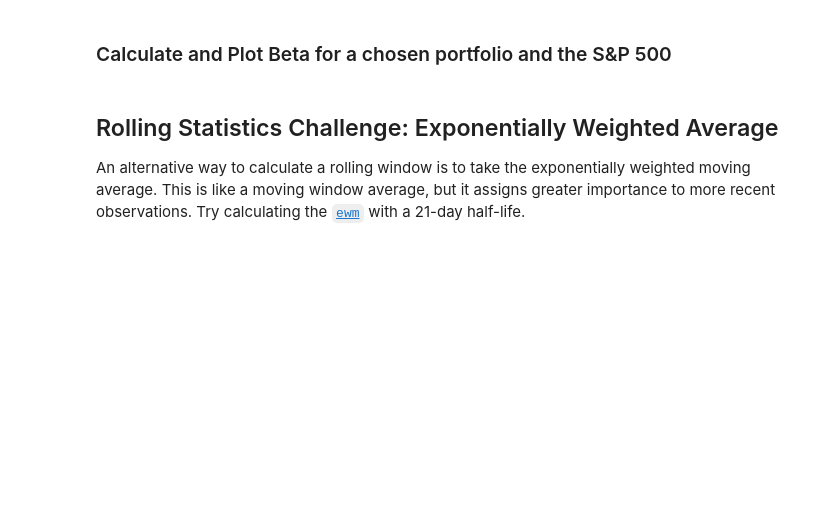
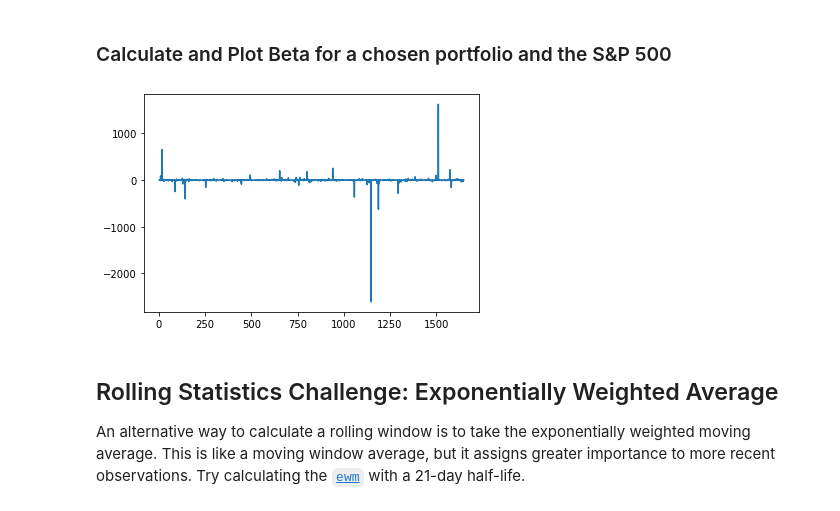
Before and after one commit to JLParsons/S-P_500_Index, a Jupyter notebook: whale_analysis.ipynb, the cells around one changed output. Cells and saved outputs as stored; diff of their text form; code cells hidden in the pictures; blank space fills up the shorter version.

```diff
--- a/whale_analysis.ipynb
+++ b/whale_analysis.ipynb
@@ -233,15 +355,20 @@ sns.lmplot(x='SP500', y='MSFT', data=daily_returns, aspect=1.5, fit_reg=True)
 # %%
 # Calculate covariance of a single portfolio
 covariance = algo_returns.cov()
+covariance
+
 
 # Calculate variance of S&P 500
 variance = sp500_history.var()
+variance
 
 # Computing beta
 algo_sp500_beta = covariance / variance
 
 # Plot beta trend
-sns.lmplot(x="algo_returns", y="sp500_returns", data=daily_returns, aspect=1.5, fit_reg=True)
+combine_returns = combine_returns.pct_change().plot()
+# %% [output]
+[figure, added]
 # %% [markdown]
 ## Rolling Statistics Challenge: Exponentially Weighted Average
 
```
Also changed, not shown: parts of 16 cells of this notebook.
